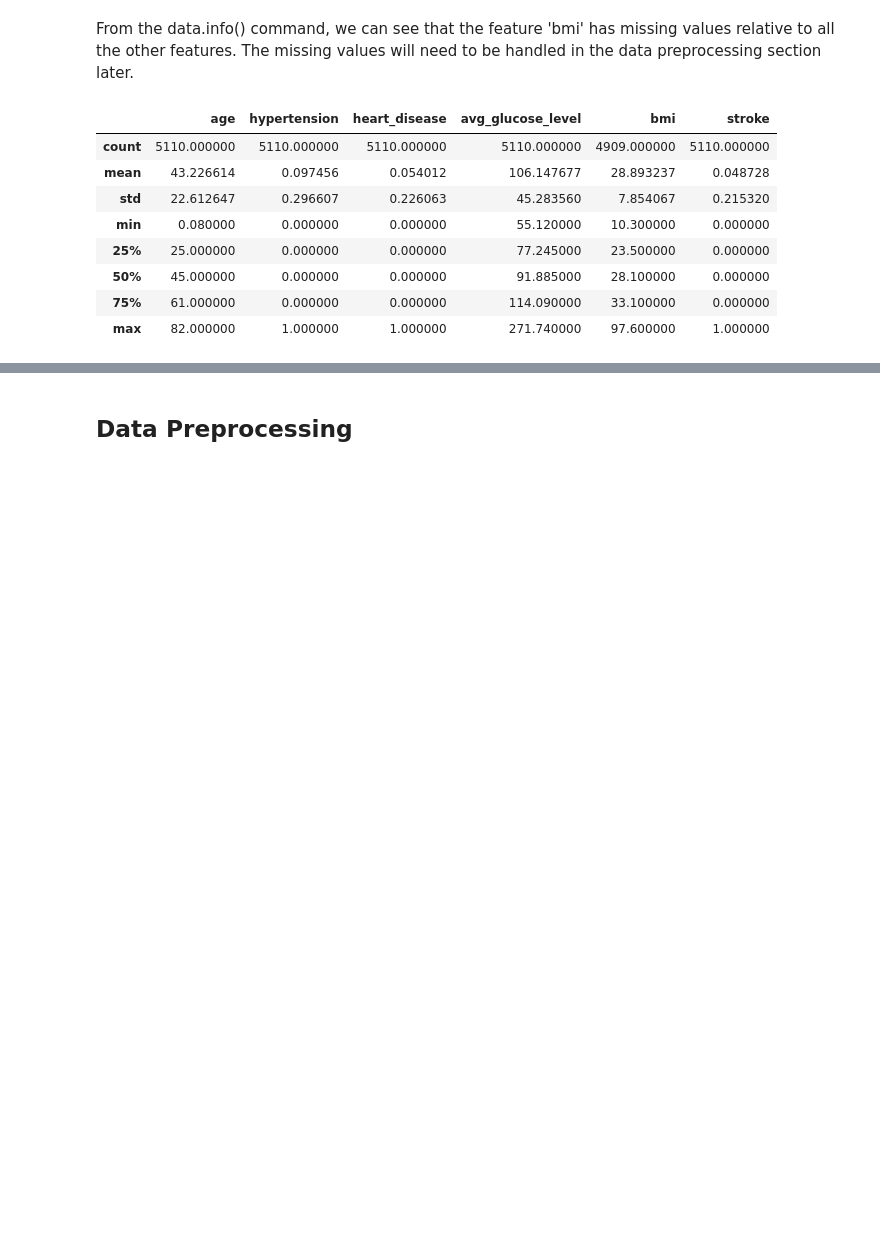
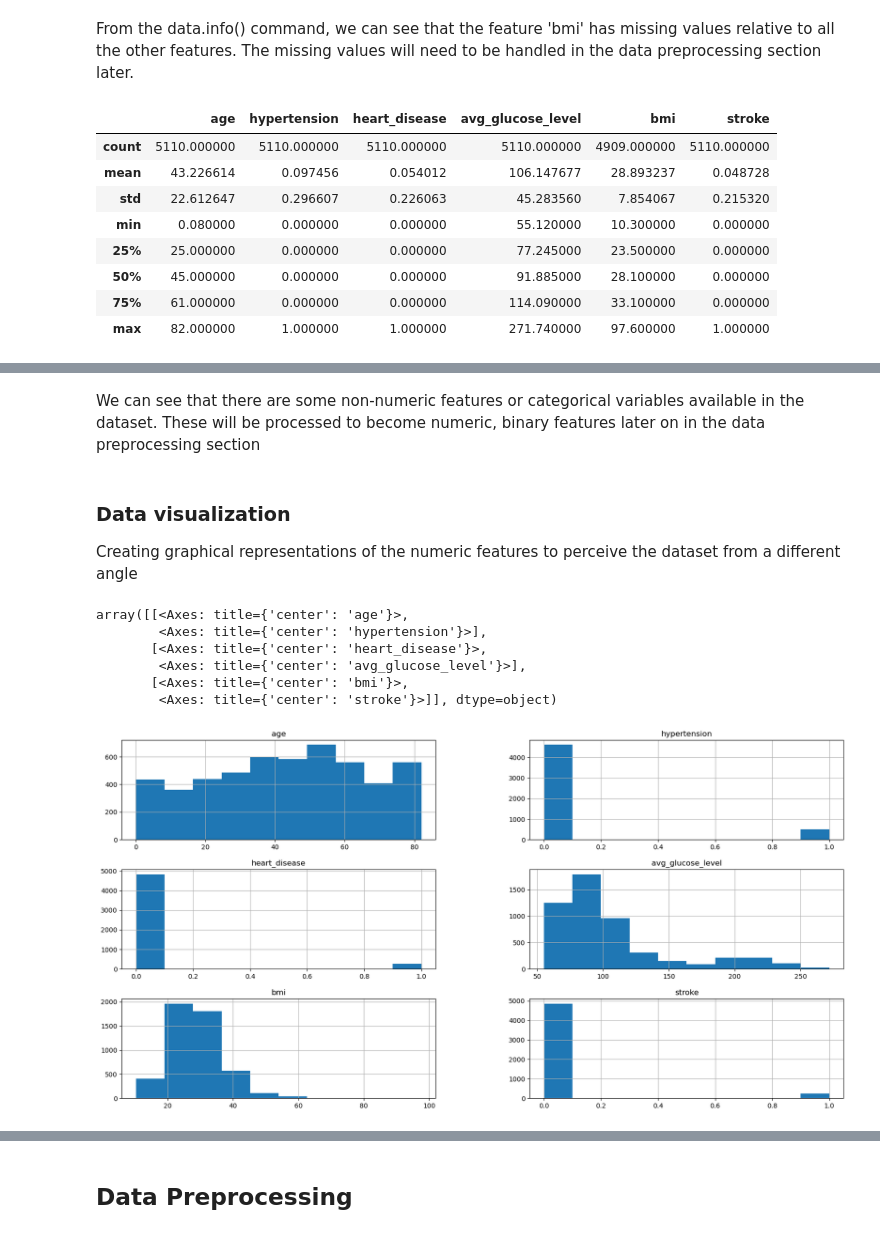
Before and after one commit to Kairos5106/stroke-predictor-machine-learning, a Jupyter notebook: stroke-prediction.ipynb, the cells around one changed output, grey strips where cells are left out. Drawn from its saved outputs; the diff is of its cells as text; code cells hidden in the pictures; blank space fills up the shorter version.

Commit message:
did some data visualizations

```diff
--- a/stroke-prediction.ipynb
+++ b/stroke-prediction.ipynb
@@ -98,0 +116,16 @@ TypeError: 'builtin_function_or_method' object is not subscriptable
+# %% [markdown]
+We can see that there are some non-numeric features or categorical variables available in the dataset. These will be processed to become numeric, binary features later on in the data preprocessing section
+# %% [markdown]
+### Data visualization
+
+Creating graphical representations of the numeric features to perceive the dataset from a different angle
+# %%
+data.hist(figsize=(20,10))
+# %% [output]
+array([[<Axes: title={'center': 'age'}>,
+        <Axes: title={'center': 'hypertension'}>],
+       [<Axes: title={'center': 'heart_disease'}>,
+        <Axes: title={'center': 'avg_glucose_level'}>],
+       [<Axes: title={'center': 'bmi'}>,
+        <Axes: title={'center': 'stroke'}>]], dtype=object)
+[figure, added]
```
Also changed, not shown: parts of 4 cells of this notebook.
